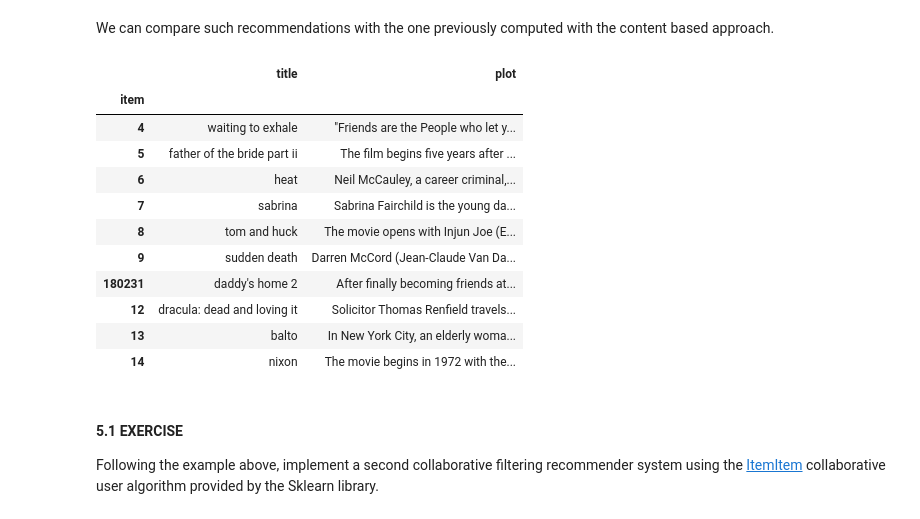
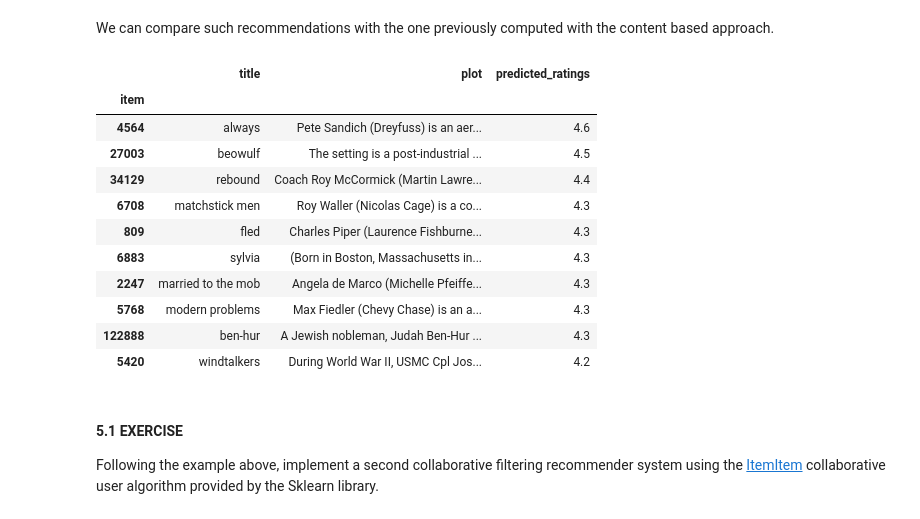
Before and after one commit to barnap/recsys-um-labs, a Jupyter notebook: Lab1/Tutorial Lab 1.ipynb, the cells around one changed output. Drawn from its saved outputs; the diff is of its cells as text; code cells hidden in the pictures.

```diff
--- a/Lab1/Tutorial Lab 1.ipynb
+++ b/Lab1/Tutorial Lab 1.ipynb
@@ -364,20 +412,20 @@ display(selected_movies)
 # %% [markdown]
 We can compare such recommendations with the one previously computed with the content based approach.
 # %%
-display(unrated_movies.head(10))
+display(unrated_movies_df.head(10))
 # %% [output]
-|  | title | plot |
-| item |  |  |
-| 4 | waiting to exhale | "Friends are the People who let y... |
-| 5 | father of the bride part ii | The film begins five years after ... |
-| 6 | heat | Neil McCauley, a career criminal,... |
-| 7 | sabrina | Sabrina Fairchild is the young da... |
-| 8 | tom and huck | The movie opens with Injun Joe (E... |
-| 9 | sudden death | Darren McCord (Jean-Claude Van Da... |
-| 180231 | daddy's home 2 | After finally becoming friends at... |
-| 12 | dracula: dead and loving it | Solicitor Thomas Renfield travels... |
-| 13 | balto | In New York City, an elderly woma... |
-| 14 | nixon | The movie begins in 1972 with the... |
+|  | title | plot | predicted_ratings |
+| item |  |  |  |
+| 4564 | always | Pete Sandich (Dreyfuss) is an aer... | 4.6 |
+| 27003 | beowulf | The setting is a post-industrial ... | 4.5 |
+| 34129 | rebound | Coach Roy McCormick (Martin Lawre... | 4.4 |
+| 6708 | matchstick men | Roy Waller (Nicolas Cage) is a co... | 4.3 |
+| 809 | fled | Charles Piper (Laurence Fishburne... | 4.3 |
+| 6883 | sylvia | (Born in Boston, Massachusetts in... | 4.3 |
+| 2247 | married to the mob | Angela de Marco (Michelle Pfeiffe... | 4.3 |
+| 5768 | modern problems | Max Fiedler (Chevy Chase) is an a... | 4.3 |
+| 122888 | ben-hur | A Jewish nobleman, Judah Ben-Hur ... | 4.3 |
+| 5420 | windtalkers | During World War II, USMC Cpl Jos... | 4.2 |
 # %% [markdown]
 #### 5.1 EXERCISE
 
```
Also changed, not shown: parts of 43 cells of this notebook, 2 other files.
